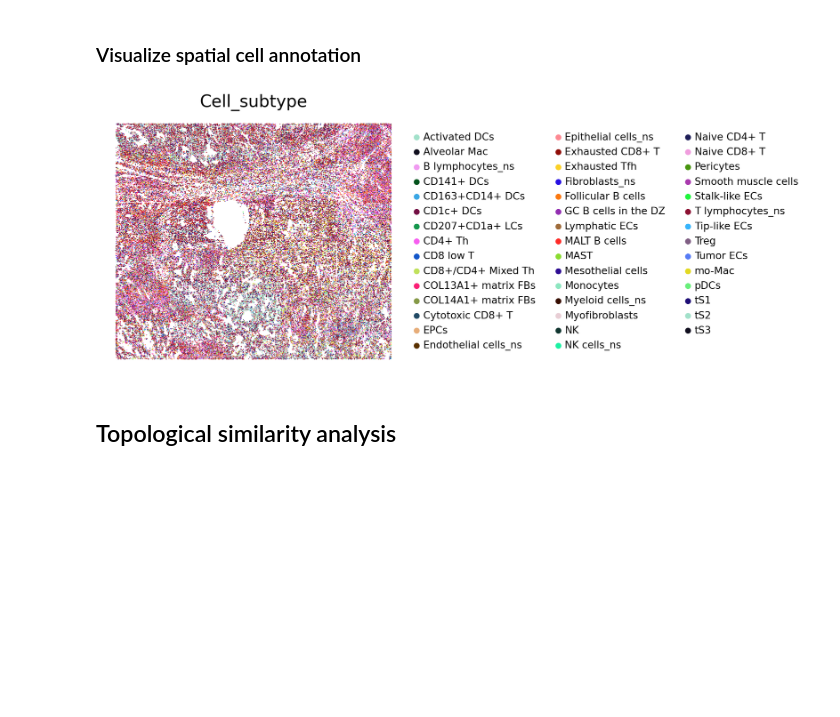
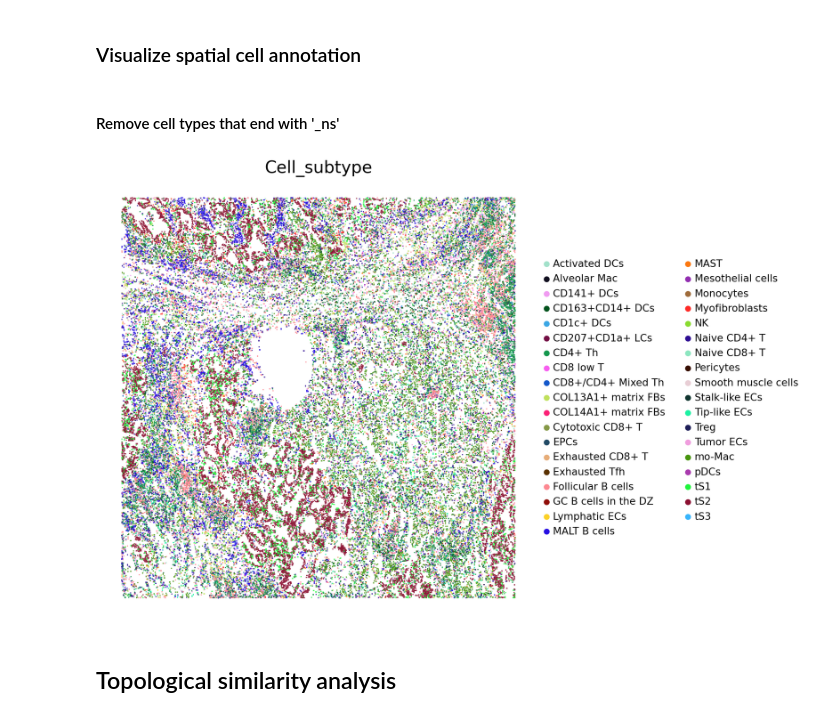
Before and after one commit to bsungwoo/STopover, a Jupyter notebook: SMI_sample.ipynb, the cells around one changed output. Saved outputs shown, nothing was run; the diff lists cells and outputs as text; code cells hidden in the pictures; blank space fills up the shorter version.

```diff
--- a/SMI_sample.ipynb
+++ b/SMI_sample.ipynb
@@ -103,15 +103,19 @@ sp_adata.obs
 9762 rows × 49 columns
 # %% [markdown]
 ### Visualize spatial cell annotation
+# %% [markdown]
+#### Remove cell types that end with '_ns'
+# %%
+sp_adata_cell = sp_adata.uns['adata_cell']
+sp_adata_cell_sub = sp_adata_cell[~sp_adata_cell.obs['Cell_subtype'].str.contains('_ns')]
 # %%
-sp_adata_cell = sp_adata.uns['adata_cell']
-sp_adata_cell = STopover_cosmx(sp_adata=sp_adata_cell, sc_celltype_colname = 'Cell_subtype',
-                                min_size=20, fwhm=2.5, thres_per=30, save_path='./Results')
+sp_adata_cell_sub = STopover_cosmx(sp_adata=sp_adata_cell_sub, sc_celltype_colname = 'Cell_subtype',
+                                   min_size=20, fwhm=2.5, thres_per=30, save_path='./Results')
 
-sp_adata_cell.vis_spatial_cosmx(feat_name='Cell_subtype', title_fontsize=20, dot_size=1,
-                                fig_size=(12,5), legend_fontsize=12, save=True, dpi=200)
+sp_adata_cell_sub.vis_spatial_cosmx(feat_name='Cell_subtype', title_fontsize=20, dot_size=1.5,
+                                    fig_size=(12,8), legend_fontsize=12, save=True, dpi=200)
 # %% [output]
-[figure, old version]
+[figure, new version]
 # %% [markdown]
 ## Topological similarity analysis
 # %%
```
Also changed, not shown: parts of 17 cells of this notebook, 1 other file.
